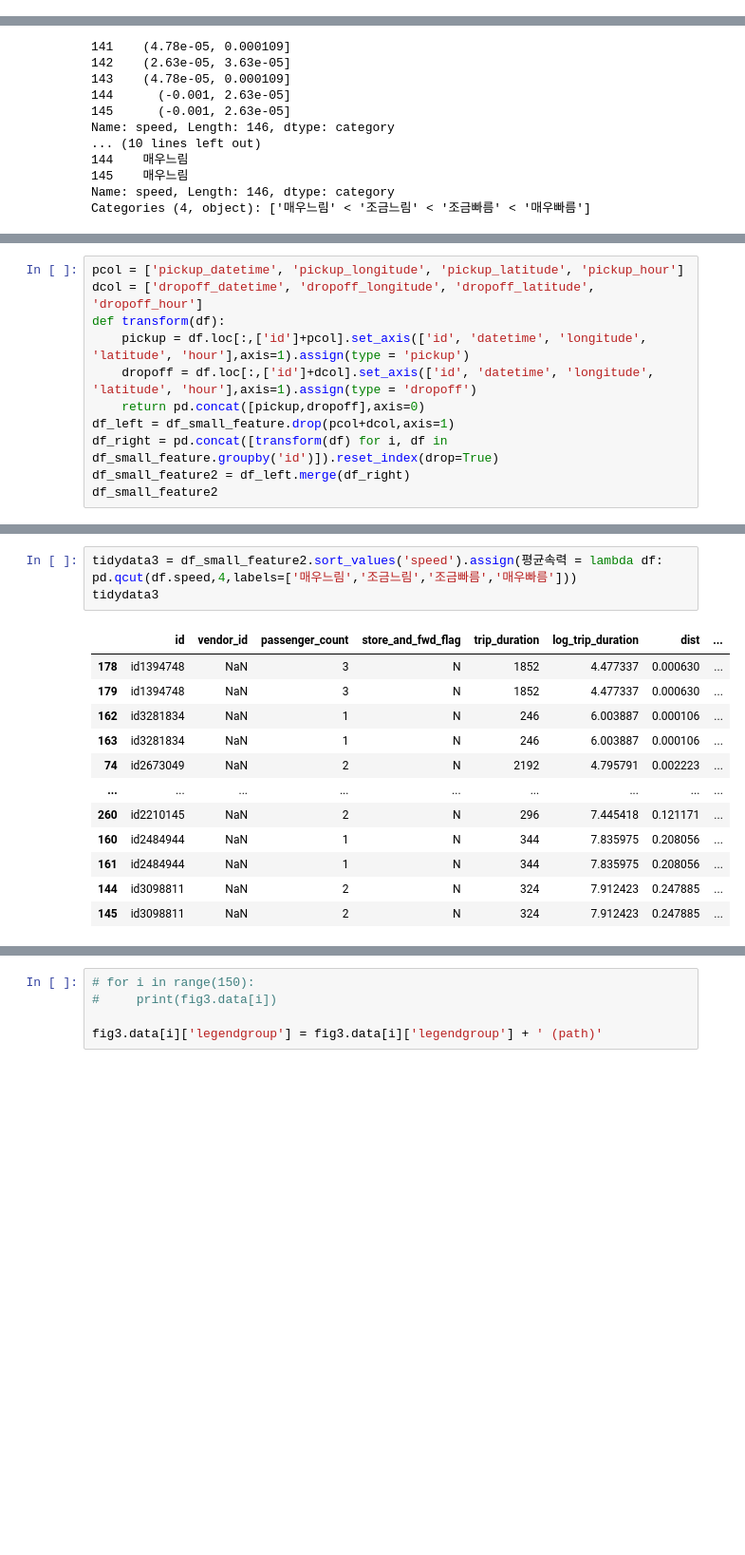
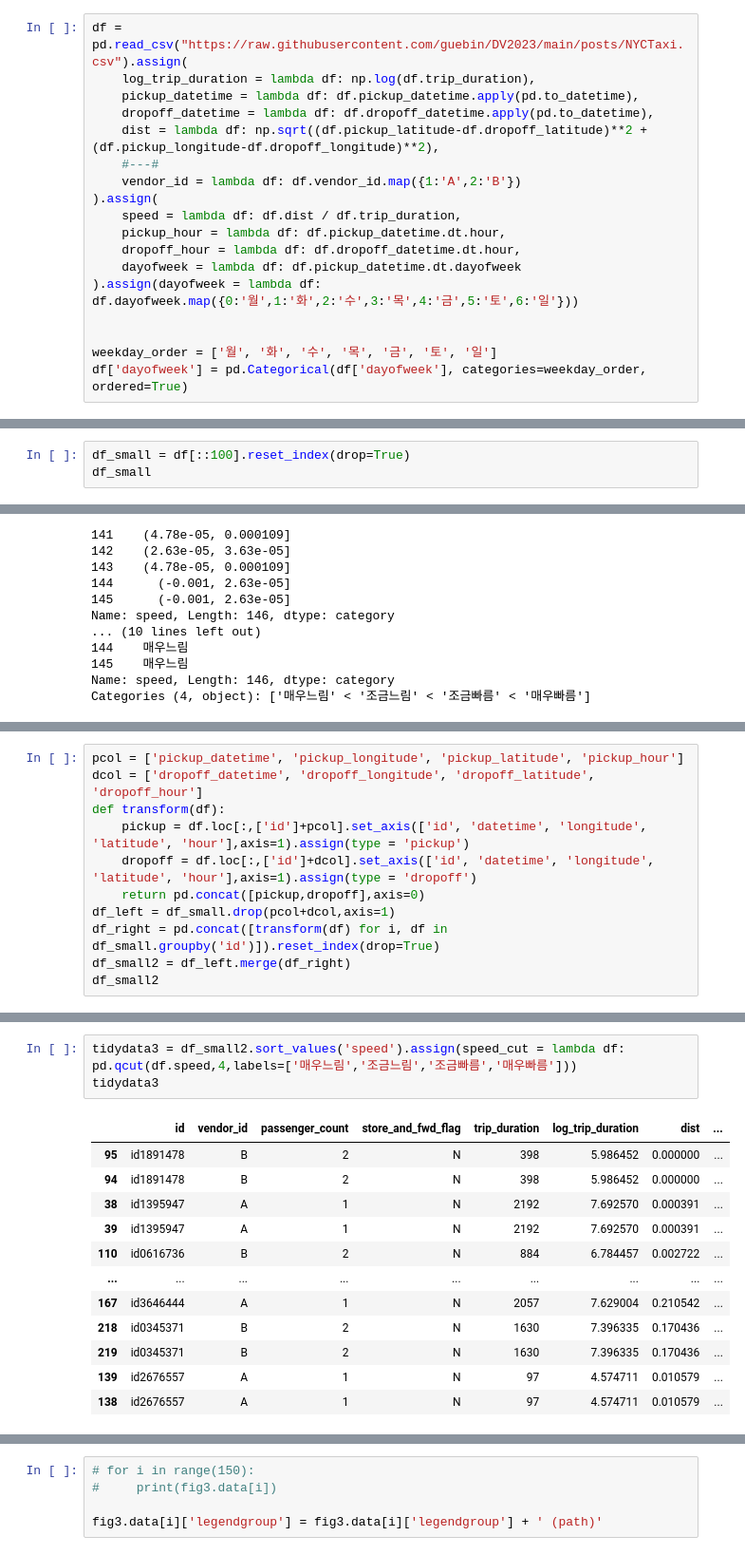
Before and after one commit to e0jin/final_test, a Jupyter notebook: ftest.ipynb, the cells around one changed output, grey strips where cells are left out. Shown at 95% size. Drawn from its saved outputs; the diff is of its cells as text; blank space fills up the shorter version.

```diff
--- a/ftest.ipynb
+++ b/ftest.ipynb
@@ -136,6 +136,24 @@ fig3.show(config={'scrollZoom':False})
 
 # 에너지사용량(지리정보시각화) 2-(1)
 # 에너지사용량(지리정보시각화) 2-(2)
+# %%
+df = pd.read_csv("https://raw.githubusercontent.com/guebin/DV2023/main/posts/NYCTaxi.csv").assign(
+    log_trip_duration = lambda df: np.log(df.trip_duration),
+    pickup_datetime = lambda df: df.pickup_datetime.apply(pd.to_datetime),
+    dropoff_datetime = lambda df: df.dropoff_datetime.apply(pd.to_datetime),
+    dist = lambda df: np.sqrt((df.pickup_latitude-df.dropoff_latitude)**2 + (df.pickup_longitude-df.dropoff_longitude)**2),
+    #---#
+    vendor_id = lambda df: df.vendor_id.map({1:'A',2:'B'})
+).assign(
+    speed = lambda df: df.dist / df.trip_duration,
+    pickup_hour = lambda df: df.pickup_datetime.dt.hour,
+    dropoff_hour = lambda df: df.dropoff_datetime.dt.hour,
+    dayofweek = lambda df: df.pickup_datetime.dt.dayofweek
+).assign(dayofweek = lambda df: df.dayofweek.map({0:'월',1:'화',2:'수',3:'목',4:'금',5:'토',6:'일'}))
+
+
+weekday_order = ['월', '화', '수', '목', '금', '토', '일']
+df['dayofweek'] = pd.Categorical(df['dayofweek'], categories=weekday_order, ordered=True)
 # %%
 #요일, 시간에 따른 평균속력 시각화
 # dayofweek, pickup_hour, speed_mean
@@ -179,0 +217,3 @@ fig2 = px.density_heatmap(
+# %%
+df_small = df[::100].reset_index(drop=True)
+df_small
@@ -238,9 +263,9 @@ def transform(df):
     pickup = df.loc[:,['id']+pcol].set_axis(['id', 'datetime', 'longitude', 'latitude', 'hour'],axis=1).assign(type = 'pickup')
     dropoff = df.loc[:,['id']+dcol].set_axis(['id', 'datetime', 'longitude', 'latitude', 'hour'],axis=1).assign(type = 'dropoff')
     return pd.concat([pickup,dropoff],axis=0)
-df_left = df_small_feature.drop(pcol+dcol,axis=1)
-df_right = pd.concat([transform(df) for i, df in df_small_feature.groupby('id')]).reset_index(drop=True)
-df_small_feature2 = df_left.merge(df_right)
-df_small_feature2
+df_left = df_small.drop(pcol+dcol,axis=1)
+df_right = pd.concat([transform(df) for i, df in df_small.groupby('id')]).reset_index(drop=True)
+df_small2 = df_left.merge(df_right)
+df_small2
 # %% [output]
 |  | id | vendor_id | passenger_count | store_and_fwd_flag | trip_duration | log_trip_duration | dist | ... |
@@ -258,20 +283,20 @@ df_small_feature2
 292 rows × 14 columns
 # %%
-tidydata3 = df_small_feature2.sort_values('speed').assign(평균속력 = lambda df: pd.qcut(df.speed,4,labels=['매우느림','조금느림','조금빠름','매우빠름']))
+tidydata3 = df_small2.sort_values('speed').assign(speed_cut = lambda df: pd.qcut(df.speed,4,labels=['매우느림','조금느림','조금빠름','매우빠름']))
 tidydata3
 # %% [output]
 |  | id | vendor_id | passenger_count | store_and_fwd_flag | trip_duration | log_trip_duration | dist | ... |
-| 178 | id1394748 | NaN | 3 | N | 1852 | 4.477337 | 0.000630 | ... |
-| 179 | id1394748 | NaN | 3 | N | 1852 | 4.477337 | 0.000630 | ... |
-| 162 | id3281834 | NaN | 1 | N | 246 | 6.003887 | 0.000106 | ... |
-| 163 | id3281834 | NaN | 1 | N | 246 | 6.003887 | 0.000106 | ... |
-| 74 | id2673049 | NaN | 2 | N | 2192 | 4.795791 | 0.002223 | ... |
+| 95 | id1891478 | B | 2 | N | 398 | 5.986452 | 0.000000 | ... |
+| 94 | id1891478 | B | 2 | N | 398 | 5.986452 | 0.000000 | ... |
+| 38 | id1395947 | A | 1 | N | 2192 | 7.692570 | 0.000391 | ... |
+| 39 | id1395947 | A | 1 | N | 2192 | 7.692570 | 0.000391 | ... |
+| 110 | id0616736 | B | 2 | N | 884 | 6.784457 | 0.002722 | ... |
 | ... | ... | ... | ... | ... | ... | ... | ... | ... |
-| 260 | id2210145 | NaN | 2 | N | 296 | 7.445418 | 0.121171 | ... |
-| 160 | id2484944 | NaN | 1 | N | 344 | 7.835975 | 0.208056 | ... |
-| 161 | id2484944 | NaN | 1 | N | 344 | 7.835975 | 0.208056 | ... |
-| 144 | id3098811 | NaN | 2 | N | 324 | 7.912423 | 0.247885 | ... |
-| 145 | id3098811 | NaN | 2 | N | 324 | 7.912423 | 0.247885 | ... |
+| 167 | id3646444 | A | 1 | N | 2057 | 7.629004 | 0.210542 | ... |
+| 218 | id0345371 | B | 2 | N | 1630 | 7.396335 | 0.170436 | ... |
+| 219 | id0345371 | B | 2 | N | 1630 | 7.396335 | 0.170436 | ... |
+| 139 | id2676557 | A | 1 | N | 97 | 4.574711 | 0.010579 | ... |
+| 138 | id2676557 | A | 1 | N | 97 | 4.574711 | 0.010579 | ... |
 292 rows × 15 columns
 # %%
 fig3 = px.line_mapbox(
```
Also changed, not shown: parts of 8 cells of this notebook, 2 other files.
